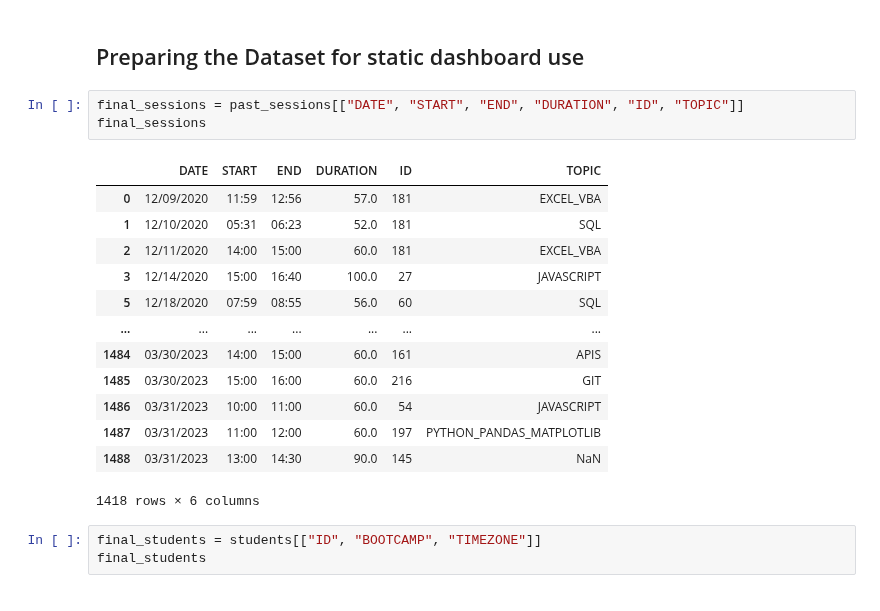
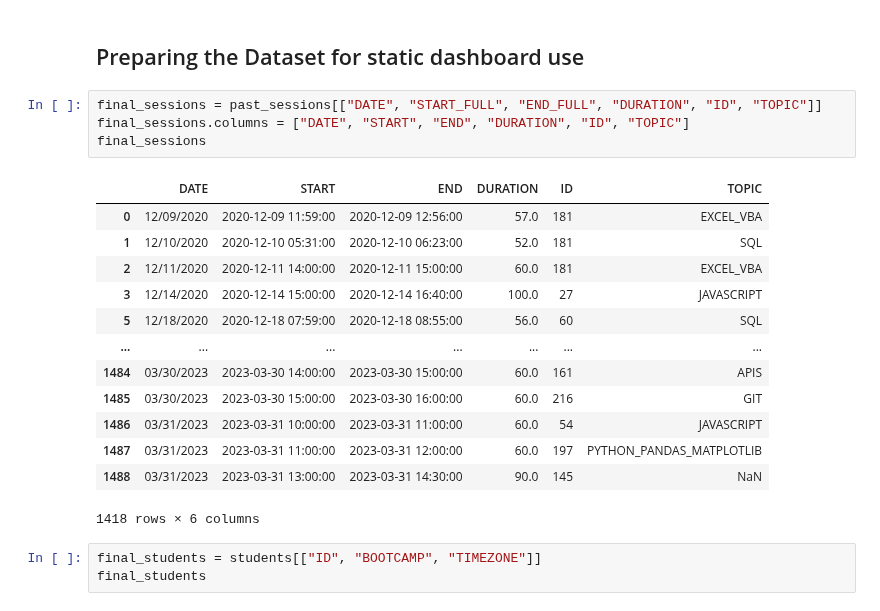
Before and after one commit to de-mark/tutoring_dashboard, a Jupyter notebook: assets/data/data_cleaning.ipynb, the cells around one changed output. Drawn from its saved outputs; the diff is of its cells as text.

```diff
--- a/assets/data/data_cleaning.ipynb
+++ b/assets/data/data_cleaning.ipynb
@@ -373,21 +373,22 @@ plt.show()
 # %% [markdown]
 ## Preparing the Dataset for static dashboard use
 # %%
-final_sessions = past_sessions[["DATE", "START", "END", "DURATION", "ID", "TOPIC"]]
+final_sessions = past_sessions[["DATE", "START_FULL", "END_FULL", "DURATION", "ID", "TOPIC"]]
+final_sessions.columns = ["DATE", "START", "END", "DURATION", "ID", "TOPIC"]
 final_sessions
 # %% [output]
 |  | DATE | START | END | DURATION | ID | TOPIC |
-| 0 | 12/09/2020 | 11:59 | 12:56 | 57.0 | 181 | EXCEL_VBA |
-| 1 | 12/10/2020 | 05:31 | 06:23 | 52.0 | 181 | SQL |
-| 2 | 12/11/2020 | 14:00 | 15:00 | 60.0 | 181 | EXCEL_VBA |
-| 3 | 12/14/2020 | 15:00 | 16:40 | 100.0 | 27 | JAVASCRIPT |
-| 5 | 12/18/2020 | 07:59 | 08:55 | 56.0 | 60 | SQL |
+| 0 | 12/09/2020 | 2020-12-09 11:59:00 | 2020-12-09 12:56:00 | 57.0 | 181 | EXCEL_VBA |
+| 1 | 12/10/2020 | 2020-12-10 05:31:00 | 2020-12-10 06:23:00 | 52.0 | 181 | SQL |
+| 2 | 12/11/2020 | 2020-12-11 14:00:00 | 2020-12-11 15:00:00 | 60.0 | 181 | EXCEL_VBA |
+| 3 | 12/14/2020 | 2020-12-14 15:00:00 | 2020-12-14 16:40:00 | 100.0 | 27 | JAVASCRIPT |
+| 5 | 12/18/2020 | 2020-12-18 07:59:00 | 2020-12-18 08:55:00 | 56.0 | 60 | SQL |
 | ... | ... | ... | ... | ... | ... | ... |
-| 1484 | 03/30/2023 | 14:00 | 15:00 | 60.0 | 161 | APIS |
-| 1485 | 03/30/2023 | 15:00 | 16:00 | 60.0 | 216 | GIT |
-| 1486 | 03/31/2023 | 10:00 | 11:00 | 60.0 | 54 | JAVASCRIPT |
-| 1487 | 03/31/2023 | 11:00 | 12:00 | 60.0 | 197 | PYTHON_PANDAS_MATPLOTLIB |
-| 1488 | 03/31/2023 | 13:00 | 14:30 | 90.0 | 145 | NaN |
+| 1484 | 03/30/2023 | 2023-03-30 14:00:00 | 2023-03-30 15:00:00 | 60.0 | 161 | APIS |
+| 1485 | 03/30/2023 | 2023-03-30 15:00:00 | 2023-03-30 16:00:00 | 60.0 | 216 | GIT |
+| 1486 | 03/31/2023 | 2023-03-31 10:00:00 | 2023-03-31 11:00:00 | 60.0 | 54 | JAVASCRIPT |
+| 1487 | 03/31/2023 | 2023-03-31 11:00:00 | 2023-03-31 12:00:00 | 60.0 | 197 | PYTHON_PANDAS_MATPLOTLIB |
+| 1488 | 03/31/2023 | 2023-03-31 13:00:00 | 2023-03-31 14:30:00 | 90.0 | 145 | NaN |
 1418 rows × 6 columns
 # %%
 final_students = students[["ID", "BOOTCAMP", "TIMEZONE"]]
```
Also changed, not shown: parts of 3 cells of this notebook, 2 other files.
